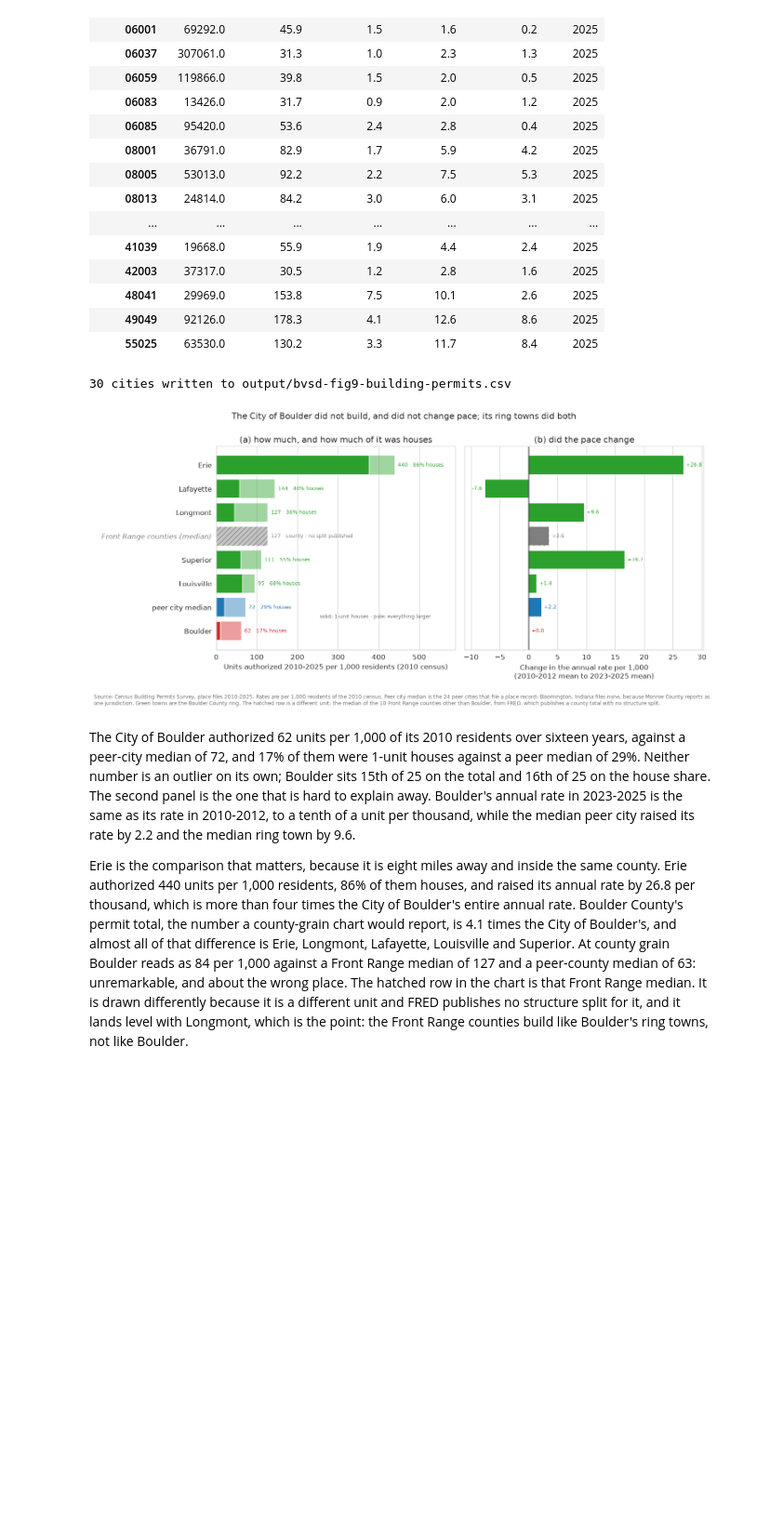
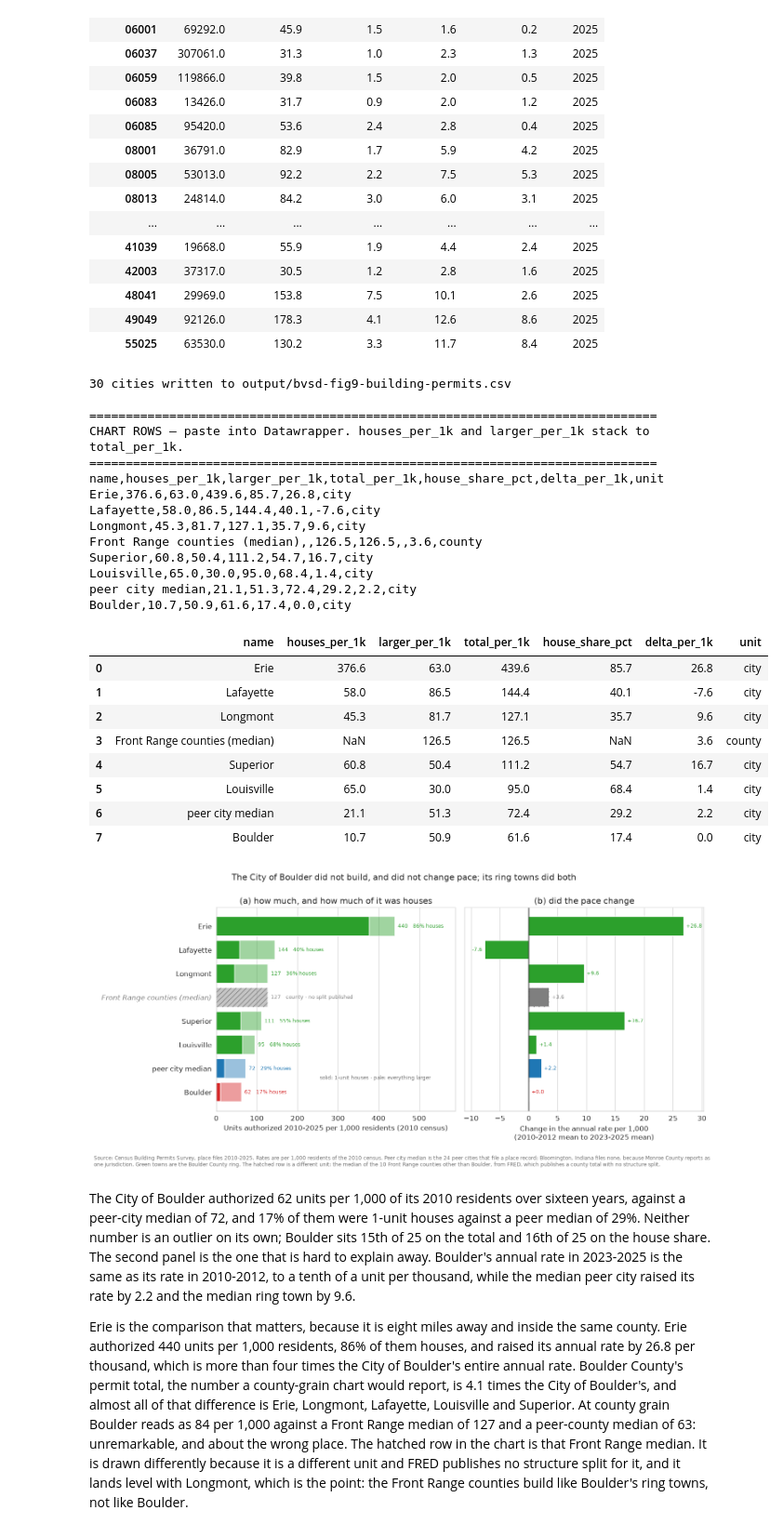
Before and after one commit to brianckeegan/charting-boulder, a Jupyter notebook: 2026-09-bvsd/bvsd-analysis.ipynb, the cells around one changed output. Shown at 93% size. Drawn from its saved outputs; the diff is of its cells as text; code cells hidden in the pictures; blank space fills up the shorter version.

```diff
--- a/2026-09-bvsd/bvsd-analysis.ipynb
+++ b/2026-09-bvsd/bvsd-analysis.ipynb
@@ -2159,33 +2159,76 @@ for yi, value in enumerate(chart_df['delta_per_1k']):
 ax.axvline(0, color='k', lw=1)
 ax.set_yticks(y); ax.set_yticklabels([])
 ax.set_xlabel(f'Change in the annual rate per 1,000\n({EARLY_YEARS[0]}-{EARLY_YEARS[-1]} mean to '
               f'{LATE_YEARS[0]}-{LATE_YEARS[-1]} mean)')
 ax.set_title('(b) did the pace change')
 ax.set_xlim(chart_df['delta_per_1k'].min() - 3.5, chart_df['delta_per_1k'].max() + 3.5)
 ax.grid(axis='y', visible=False)
 
 # Name the fill convention once, in the clear space beside the shortest bars
 axes[0].annotate('solid: 1-unit houses · pale: everything larger',
                  (chart_df['cum_per_1k'].max() * 0.58, 0.6), fontsize=8, color='dimgray',
                  va='center', ha='left')
 
 f.suptitle('The City of Boulder did not build, and did not change pace; its ring towns did both',
            y=1.0)
 f.text(0, -0.06, f'Source: Census Building Permits Survey, place files {PERMIT_START}-{PERMIT_END}. '
                  f'Rates are per 1,000 residents of the 2010 census. Peer city median is the '
                  f'{len(peer_cities_df)} peer cities that file a place record; Bloomington, Indiana '
                  f'files none, because Monroe County reports as one jurisdiction. Green towns are '
                  f'the Boulder County ring. The hatched row is a different unit: the median of the '
                  f'{len(front_range_l)} Front Range counties other than Boulder, from FRED, which '
                  f'publishes a county total with no structure split.', fontsize=8, color='dimgray',
        wrap=True)
 plt.tight_layout()
 f.savefig(OUT / 'bvsd-fig9-building-permits.png', bbox_inches='tight')
 
 city_permits_df.round(2).to_csv(OUT / 'bvsd-fig9-building-permits.csv')
 print(f"{len(city_permits_df)} cities written to {OUT / 'bvsd-fig9-building-permits.csv'}")
+
+# The rows the chart actually draws, shaped for redrawing elsewhere. The two segment columns add
+# to the total, so a stacked bar needs no arithmetic; the internal color column is dropped.
+chart_export_df = pd.DataFrame({
+    'name': chart_df['name'],
+    'houses_per_1k': (chart_df['family_per_1k'].round(1)),
+    'larger_per_1k': ((chart_df['cum_per_1k'] - chart_df['family_per_1k'].fillna(0)).round(1)),
+    'total_per_1k': chart_df['cum_per_1k'].round(1),
+    'house_share_pct': chart_df['family_share'].round(1),
+    'delta_per_1k': chart_df['delta_per_1k'].round(1),
+    'unit': np.where(chart_df['is_city'], 'city', 'county')})
+chart_export_df = chart_export_df.iloc[::-1].reset_index(drop=True)   # top of the chart first
+
+assert (chart_export_df['houses_per_1k'].fillna(0) + chart_export_df['larger_per_1k']
+        - chart_export_df['total_per_1k']).abs().max() < 0.15, 'the two segments do not add to the total'
+chart_export_df.to_csv(OUT / 'bvsd-fig9-building-permits-chart.csv', index=False)
+
+print(f"\n{'=' * 78}\nCHART ROWS — paste into Datawrapper. houses_per_1k and larger_per_1k stack "
+      f"to total_per_1k.\n{'=' * 78}")
+print(chart_export_df.to_csv(index=False).strip())
+chart_export_df
 # %% [output]
 30 cities written to output/bvsd-fig9-building-permits.csv
+
+==============================================================================
+CHART ROWS — paste into Datawrapper. houses_per_1k and larger_per_1k stack to total_per_1k.
+==============================================================================
+name,houses_per_1k,larger_per_1k,total_per_1k,house_share_pct,delta_per_1k,unit
+Erie,376.6,63.0,439.6,85.7,26.8,city
+Lafayette,58.0,86.5,144.4,40.1,-7.6,city
+Longmont,45.3,81.7,127.1,35.7,9.6,city
+Front Range counties (median),,126.5,126.5,,3.6,county
+Superior,60.8,50.4,111.2,54.7,16.7,city
+Louisville,65.0,30.0,95.0,68.4,1.4,city
+peer city median,21.1,51.3,72.4,29.2,2.2,city
+Boulder,10.7,50.9,61.6,17.4,0.0,city
+|  | name | houses_per_1k | larger_per_1k | total_per_1k | house_share_pct | delta_per_1k | unit |
+| 0 | Erie | 376.6 | 63.0 | 439.6 | 85.7 | 26.8 | city |
+| 1 | Lafayette | 58.0 | 86.5 | 144.4 | 40.1 | -7.6 | city |
+| 2 | Longmont | 45.3 | 81.7 | 127.1 | 35.7 | 9.6 | city |
+| 3 | Front Range counties (median) | NaN | 126.5 | 126.5 | NaN | 3.6 | county |
+| 4 | Superior | 60.8 | 50.4 | 111.2 | 54.7 | 16.7 | city |
+| 5 | Louisville | 65.0 | 30.0 | 95.0 | 68.4 | 1.4 | city |
+| 6 | peer city median | 21.1 | 51.3 | 72.4 | 29.2 | 2.2 | city |
+| 7 | Boulder | 10.7 | 50.9 | 61.6 | 17.4 | 0.0 | city |
 [figure]
 # %% [markdown]
 The City of Boulder authorized 62 units per 1,000 of its 2010 residents over sixteen years, against
```
Also changed, not shown: 1 other file.
